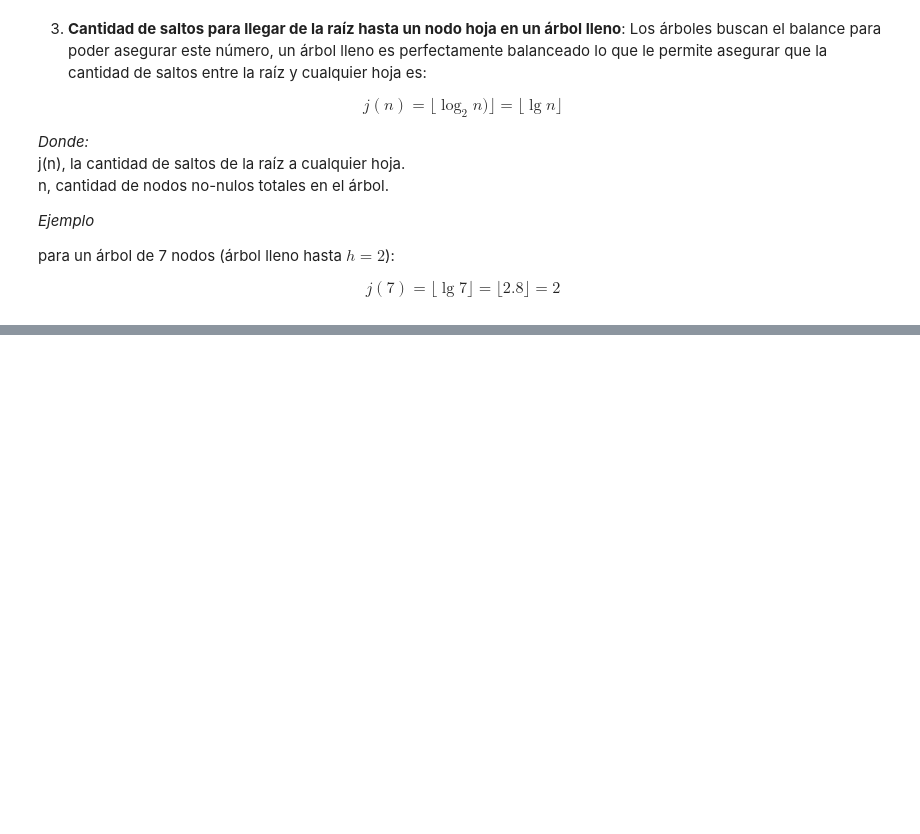
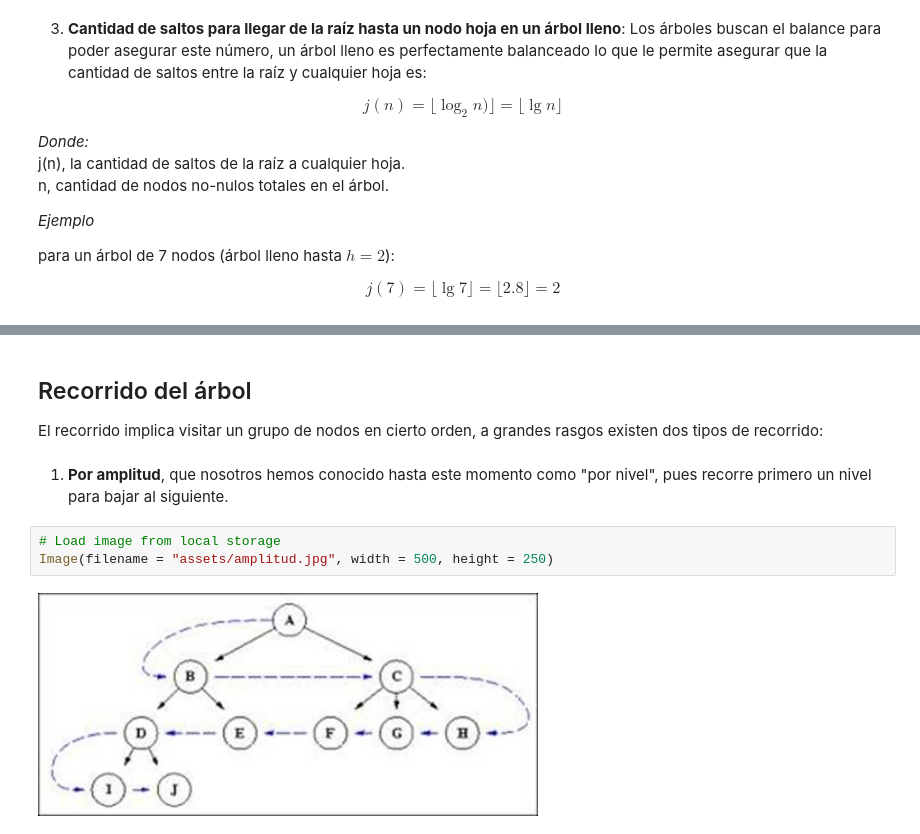
Before and after one commit to moyarzunsil/EDD, a Jupyter notebook: 006 Arboles.ipynb, the cells around one changed output, grey strips where cells are left out. Drawn from its saved outputs; the diff is of its cells as text; blank space fills up the shorter version.

```diff
--- a/006 Arboles.ipynb
+++ b/006 Arboles.ipynb
@@ -420,0 +443,11 @@ $$j(7) = \lfloor \lg7 \rfloor = \lfloor 2.8 \rfloor = 2$$
+# %% [markdown]
+## Recorrido del árbol
+
+El recorrido implica visitar un grupo de nodos en cierto orden, a grandes rasgos existen dos tipos de recorrido:
+# %% [markdown]
+1. **Por amplitud**, que nosotros hemos conocido hasta este momento como "por nivel", pues recorre primero un nivel para bajar al siguiente.
+# %%
+# Load image from local storage
+Image(filename = "assets/amplitud.jpg", width = 500, height = 250)
+# %% [output]
+[figure, added]
```
Also changed, not shown: parts of 5 cells of this notebook, 3 other files.
